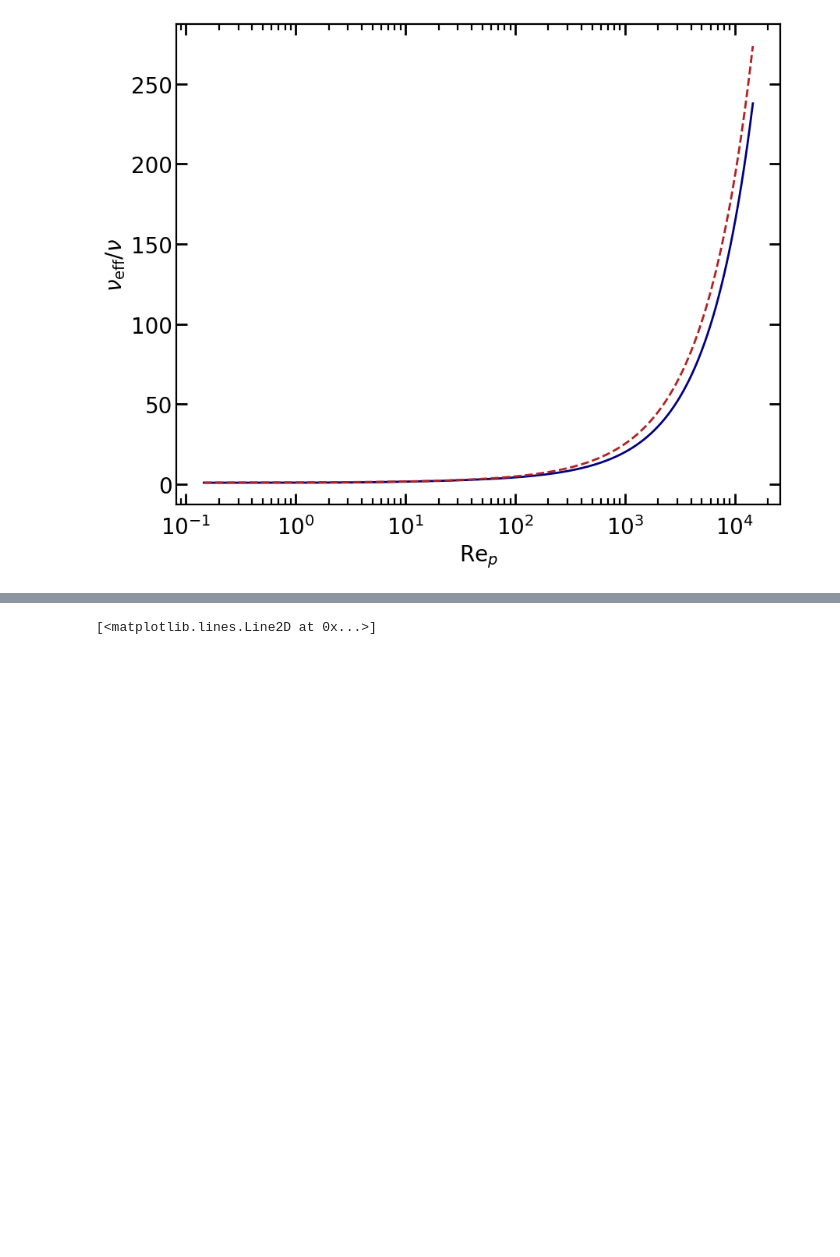
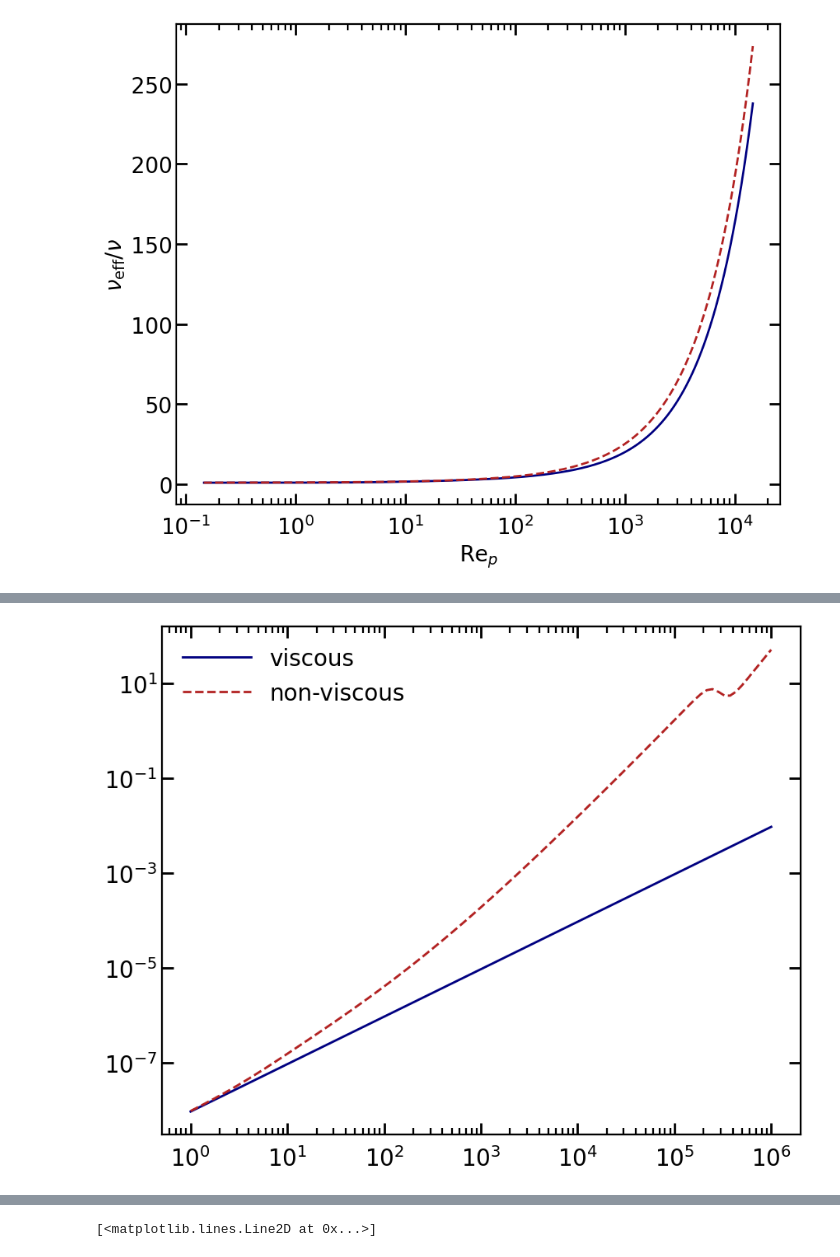
Before and after one commit to Parcels-code/Maxey_Riley_advection, a Jupyter notebook: simulations/stokes_drifters_settings.ipynb, the cells around one changed output, grey strips where cells are left out. Drawn from its saved outputs; the diff is of its cells as text; code cells hidden in the pictures; blank space fills up the shorter version.

```diff
--- a/simulations/stokes_drifters_settings.ipynb
+++ b/simulations/stokes_drifters_settings.ipynb
@@ -127,0 +132,3 @@ diffusion_time
+# %%
+d=0.25
+d*d*1.2*10**(4)/2387.567386113758
@@ -160,0 +182,42 @@ Text(0.5, 0, '$\\mathrm{Re}_p$')
+# %%
+def CD_morrison2013(Rep):
+    """
+    Emperical stokes drag correction factor valid up to Rep < 10^6 from
+    [1] F. A. Morrison, An introduction to fluid mechanics (2013)
+    """
+    c_REp = (24/Rep +
+             2.6 * (Rep / 5.) / (1 + (Rep/5.)**(1.52))  +
+             0.411 * (Rep / (2.63 * 10**5))**(-7.94) / (1 + (Rep / (2.63 * 10**5))**(-8)) +
+             0.25 * (Rep) / ((10**6) + Rep  )
+            )
+    #tau_inv = 36 * nu * f_REp /( (1. + 2. * B) * L**2)
+    return c_REp#tau_inv
+
+def Rep(U,nu,d):
+    return U * d / nu
+
+def F_drag(U, Cd, rho_f, d):
+    A = np.pi * d * d / 4
+    return 0.5 * Cd * rho_f * A * U * U
+
+def F_stokes(U,rho_f,nu,d):
+    return 3 * np.pi * rho_f * nu * d * U
+# %%
+nu = 10**(-6)
+rho = 10**3
+d = 0.1
+U=np.logspace(-5,1,100)
+
+rep = Rep(U, nu, d)
+cd = CD_morrison2013(rep)
+fdrag = F_drag(U,cd,rho,d)
+fstokes = F_stokes(U,rho,nu,d)
+
+fig,ax=plt.subplots()
+ax.plot(rep,fstokes,'-',color='navy')
+ax.plot(rep,fdrag,'--',color='firebrick')
+ax.legend(['viscous','non-viscous'])
+ax.set_xscale('log')
+ax.set_yscale('log')
+# %% [output]
+[figure, added]
```
Also changed, not shown: parts of 19 cells of this notebook, 5 other files.
